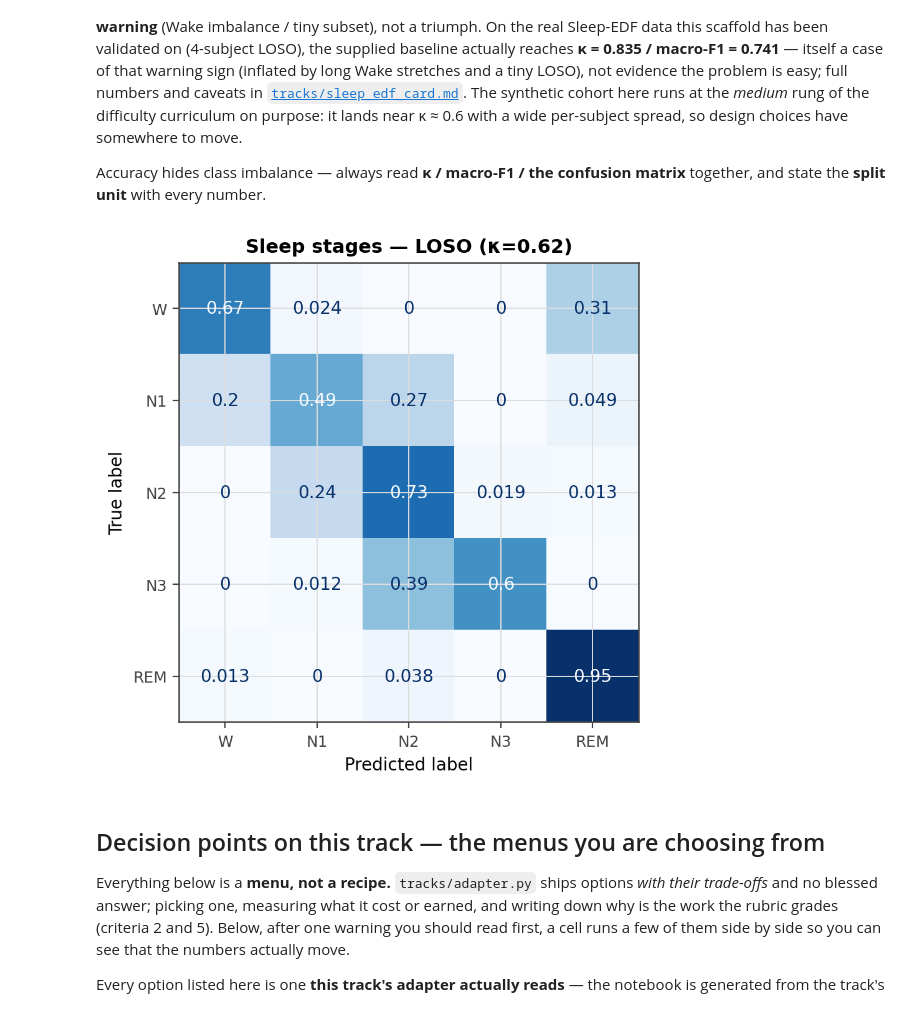
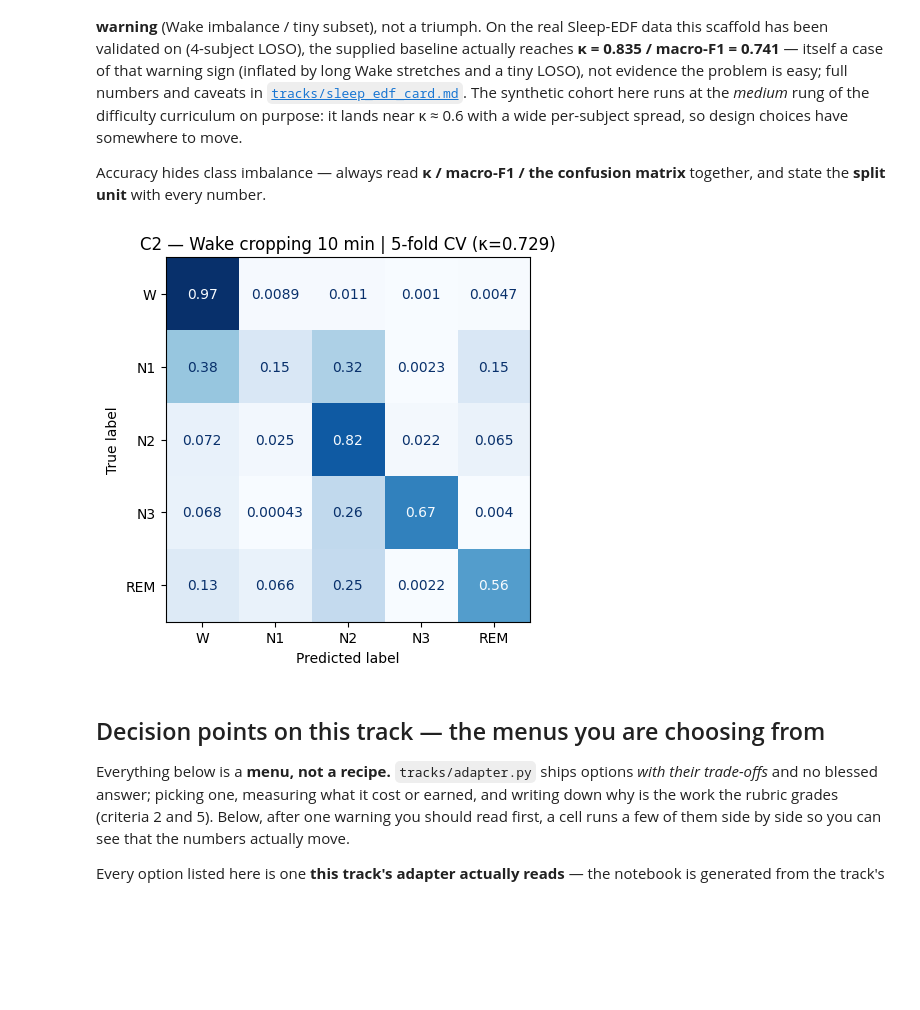
Before and after one commit to hel-fortuny/CM2013_SleepEDF_GroupT1, a Jupyter notebook: track_sleep_edf.ipynb, the cells around one changed output. Drawn from its saved outputs; the diff is of its cells as text; code cells hidden in the pictures; blank space fills up the shorter version.

Commit message:
Update Sleep-EDF experiments without cached data

```diff
--- a/track_sleep_edf.ipynb
+++ b/track_sleep_edf.ipynb
@@ -98,3 +98,18 @@ else:
 print('recordings:', len(recs), '| subjects:', sorted({r.group for r in recs}))
 # %% [output]
 recordings: 133 | subjects: ['SC400', 'SC401', 'SC402', 'SC403', 'SC404', 'SC405', 'SC406', 'SC407', 'SC409', 'SC410', 'SC411', 'SC412', 'SC413', 'SC414', 'SC415', 'SC417', 'SC418', 'SC419', 'SC420',  ...
+# %%
+import os
+import sys
+
+for path in [".", "src", "src/bsp", "bsp_repo", "bsp_repo/src", "_bsp_repo", "_bsp_repo/src"]:
+    if os.path.isdir(path):
+        sys.path.insert(0, os.path.abspath(path))
+
+from sleep_edf import SleepEDFTrack
+import joblib
+
+track = SleepEDFTrack()
+X, y, groups = joblib.load("saved_data/dataset.joblib")
+
+print("Dataset loaded:", X.shape)
@@ -101,12 +118,9 @@ recordings: 133 | subjects: ['SC400', 'SC401', 'SC402', 'SC403', 'SC404', 'SC405
 # %% [markdown]
 ## 2 · Features + leave-one-subject-out evaluation
 # %%
-X, y, groups = track.build_dataset(recs)
-rep = track.evaluate(X, y, groups)
-
-print(f"split unit : {rep['split_unit']} (n_groups={rep['n_groups']})")
-print(f"Cohen's kappa : {rep['cohens_kappa']:.3f}")
-print(f"macro-F1      : {rep['macro_f1']:.3f}")
-print(f"accuracy      : {rep['accuracy']:.3f}   (compare against kappa -- accuracy alone can be inflated by Wake)")
-print('spread        :', rep['summary'])   # the per-subject range -- never the pooled number alone
+#X, y, groups = track.build_dataset(recs)
+rep = track.evaluate(
+    X, y, groups,
+    crop_wake_min=10
+)
 # %% [output]
@@ -118,13 +258,14 @@ NameError: name 'inspect' is not defined
 
 Accuracy hides class imbalance — always read **κ / macro-F1 / the confusion matrix** together, and state the **split unit** with every number.
 # %%
+import matplotlib.pyplot as plt
 from sklearn.metrics import ConfusionMatrixDisplay
 fig, ax = plt.subplots(figsize=(5.2, 4.6))
 ConfusionMatrixDisplay.from_predictions(rep['y_true'], rep['y_pred'], labels=rep['labels'],
         normalize='true', cmap='Blues', ax=ax, colorbar=False)
-ax.set_title(f"Sleep stages — LOSO (κ={rep['cohens_kappa']:.2f})"); plt.tight_layout(); plt.show()
+ax.set_title(f"C2 — Wake cropping 10 min | 5-fold CV (κ={rep['cohens_kappa']:.3f})"); plt.tight_layout(); plt.show()
 # %% [output]
-[figure, old version]
+[figure, new version]
 # %% [markdown]
 ## Decision points on this track — the menus you are choosing from
 
```
Also changed, not shown: parts of 8 cells of this notebook, 2 other files.
